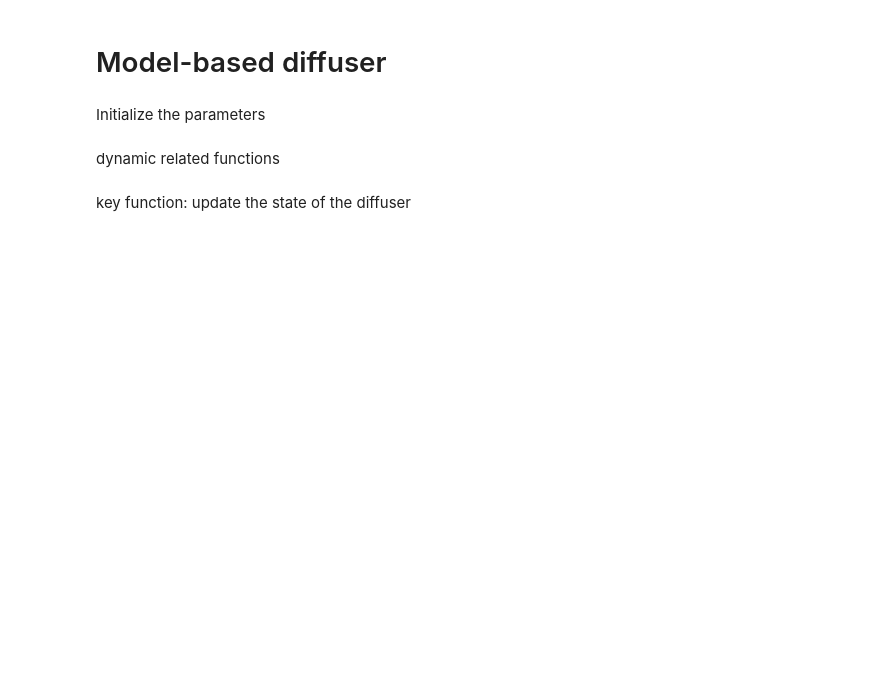
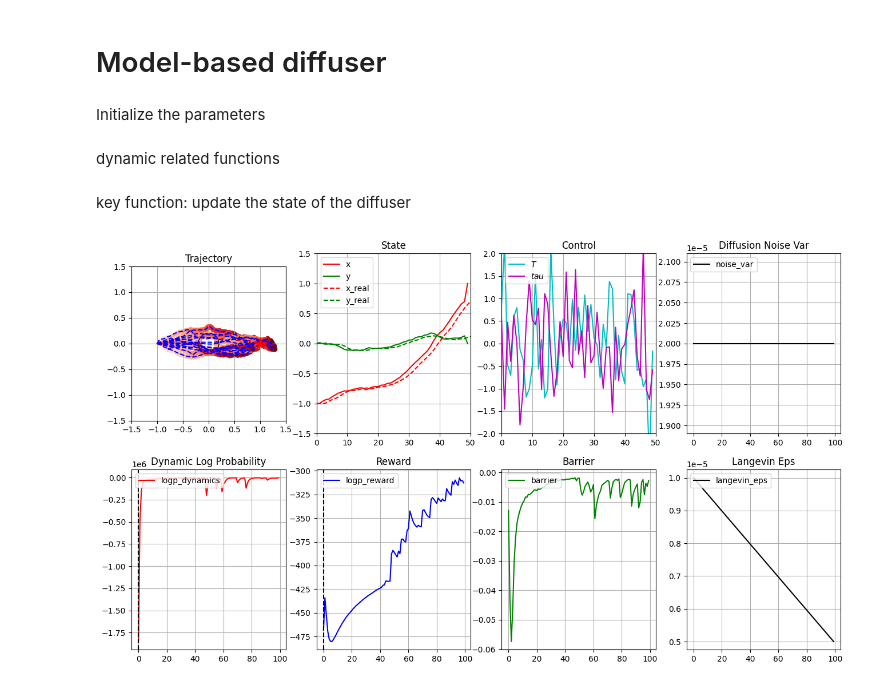
Before and after one commit to LeCAR-Lab/model-based-diffusion, a Jupyter notebook: mdb.ipynb, the cells around one changed output. Drawn from its saved outputs; the diff is of its cells as text; code cells hidden in the pictures; blank space fills up the shorter version.

Commit message:
:zap: add batch support

```diff
--- a/mdb.ipynb
+++ b/mdb.ipynb
@@ -18,6 +18,8 @@ n_action: int = 2
 horizon: int = 50
 diffuse_step = 1
 diffuse_substeps = 100 #20
+batch_size = 16
+saved_batch_size = 16
 
 # schedule langevin episilon
 langevin_eps_schedule = jnp.linspace(1.0, 0.5, diffuse_substeps) * 1e-5
@@ -70,6 +72,13 @@ def get_B(x: jnp.ndarray, params: Params) -> jnp.ndarray:
         )
         * params.dt
     )
+
+def rollout(x0: jnp.ndarray, u: jnp.ndarray, params: Params) -> jnp.ndarray:
+    def f(x, u):
+        return get_A(x, params) @ x + get_B(x, params) @ u, x
+
+    _, x_seq = lax.scan(f, x0, u)
+    return jnp.concatenate([x0[None, :], x_seq], axis=0)
 # %% [markdown]
 dynamic related functions
 # %%
@@ -161,7 +170,8 @@ def update_traj(
     logp_dyn = get_logpd_scan(x_traj, u_traj, params)
     barrier_value = get_barrier(x_traj, params)
     barrier_scale = 1.0 / params.noise_var
-    reward_scale = jnp.clip((logp_dyn+100.0)*0.01, 0.0, 1.0) * jnp.clip((barrier_value+0.02)*50.0, 0.0, 1.0) # / params.noise_var
+    # reward_scale = 1.0 / params.noise_var * 0.01
+    reward_scale = jnp.clip((logp_dyn+1000.0)*0.001, 0.0, 1.0) * jnp.clip((barrier_value+0.05)*20.0, 0.0, 1.0) / params.noise_var
     grad_x = logpd_grad_x + reward_grad_x * reward_scale + barrier_grad_x * barrier_scale
 
     grad_u = logpd_grad_u + reward_grad_u * reward_scale
@@ -194,8 +321,8 @@ rng = jax.random.PRNGKey(0)
 
 # init trajectory
 rng, rng_x, rng_u = jax.random.split(rng, 3)
-x_traj = jax.random.normal(rng_x, (horizon, n_state))
-u_traj = jax.random.normal(rng_u, (horizon, n_action))
+x_traj = jax.random.normal(rng_x, (batch_size, horizon, n_state))
+u_traj = jax.random.normal(rng_u, (batch_size, horizon, n_action))
 x_traj = x_traj.at[0].set(params.init_state)
 
 # log information
@@ -209,3 +336,73 @@ log_info = {
     "logp_reward": jnp.zeros(diffuse_step * diffuse_substeps),
     "barrier": jnp.zeros(diffuse_step * diffuse_substeps),
 }
+# %%
+save_infos = []
+update_traj_jit = jax.jit(update_traj)
+get_logpd_scan_jit = jax.jit(get_logpd_scan)
+for d_step in range(diffuse_step):
+    noise_var = noise_var_schedule[d_step]
+    params = params.replace(noise_var=noise_var)
+    for sub_step in range(diffuse_substeps):
+        langevin_eps = (
+            langevin_eps_schedule[sub_step] * (params.noise_var / 2e-5)
+        )
+        params = params.replace(langevin_eps=langevin_eps)
+
+        rng, rng_traj = jax.random.split(rng)
+        # x_traj, u_traj = update_traj_jit(x_traj, u_traj, params, rng_traj)
+        x_traj, u_traj = jax.vmap(update_traj_jit, in_axes=(0, 0, None, 0))(
+            x_traj, u_traj, params, jax.random.split(rng, batch_size)
+        )
+
+        logpd = jax.vmap(get_logpd_scan_jit, in_axes=(0, 0, None))(x_traj, u_traj, params).mean()
+        logp_reward = jax.vmap(get_reward, in_axes=(0, 0, None))(x_traj, u_traj, params).mean()
+        barrier_value = jax.vmap(get_barrier, in_axes=(0, None))(x_traj, params).mean()
+
+        # log info
+        log_info["d_step"] = d_step
+        log_info["sub_step"] = sub_step
+        log_info["total_step"] = d_step * diffuse_substeps + sub_step
+        log_info["logpd"] = (
+            log_info["logpd"].at[d_step * diffuse_substeps + sub_step].set(logpd)
+        )
+        log_info["logp_reward"] = (
+            log_info["logp_reward"]
+            .at[d_step * diffuse_substeps + sub_step]
+            .set(logp_reward)
+        )
+        log_info["barrier"] = (
+            log_info["barrier"]
+            .at[d_step * diffuse_substeps + sub_step]
+            .set(barrier_value)
+        )
+        log_info["noise_var"] = (
+            log_info["noise_var"]
+            .at[d_step * diffuse_substeps + sub_step]
+            .set(noise_var)
+        )
+        log_info["langevin_eps"] = (
+            log_info["langevin_eps"]
+            .at[d_step * diffuse_substeps + sub_step]
+            .set(langevin_eps)
+        )
+        jax.debug.print(
+            "d_step = {d_step}, substep = {substep}, logp_dynamic = {x:.2f}, logp_reward = {y:.2f}, barrier = {z:.2f}",
+            d_step=d_step,
+            substep=sub_step,
+            x=logpd,
+            y=logp_reward,
+            z=barrier_value,
+        )
+
+        # rollout dynamics to get real trajectory
+        x_traj_real = jax.vmap(rollout, in_axes=(0, 0, None))(x_traj[:, 0], u_traj, params)
+        save_infos.append([x_traj[:saved_batch_size], x_traj_real[:saved_batch_size]])
+
+        clear_output()
+# visualize trajectory
+fig, axes = plt.subplots(2, 4, figsize=(16, 9))
+plot_traj(fig, axes,x_traj[:saved_batch_size],u_traj[:saved_batch_size],x_traj_real[:saved_batch_size],log_info,"")
+plt.show()
+# %% [output]
+[figure, added]
```
Also changed, not shown: parts of 5 cells of this notebook, 1 other file.
